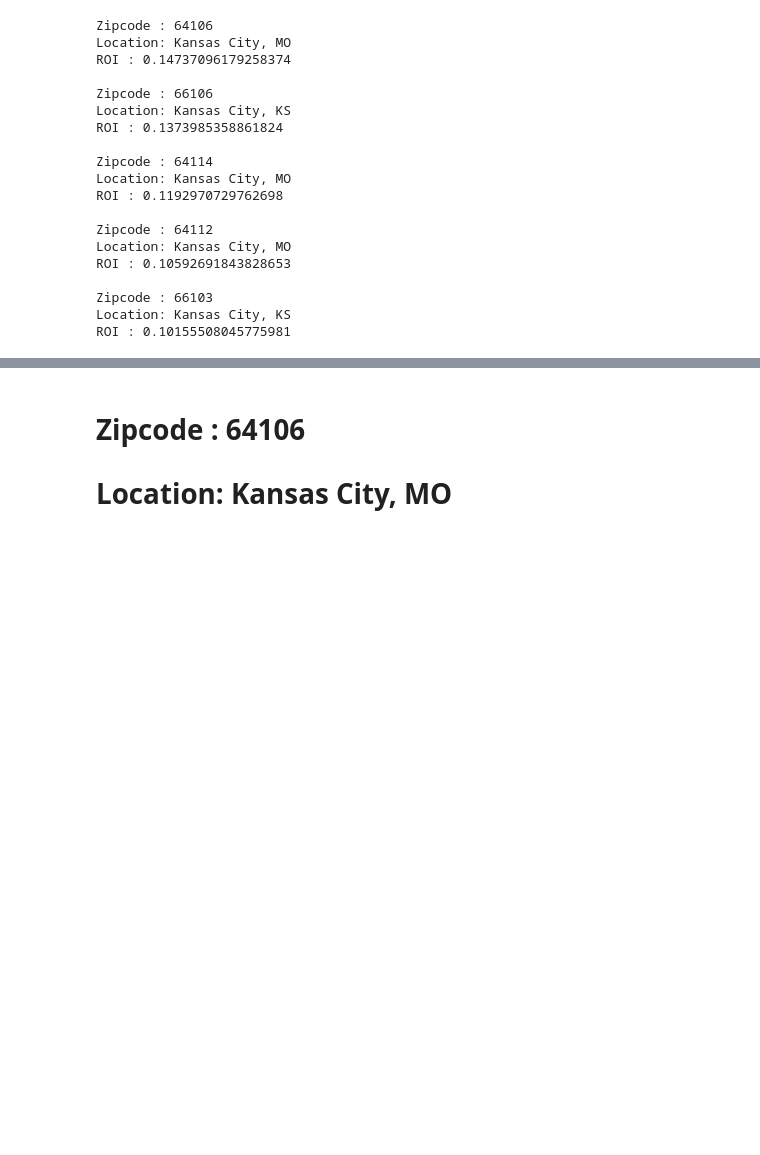
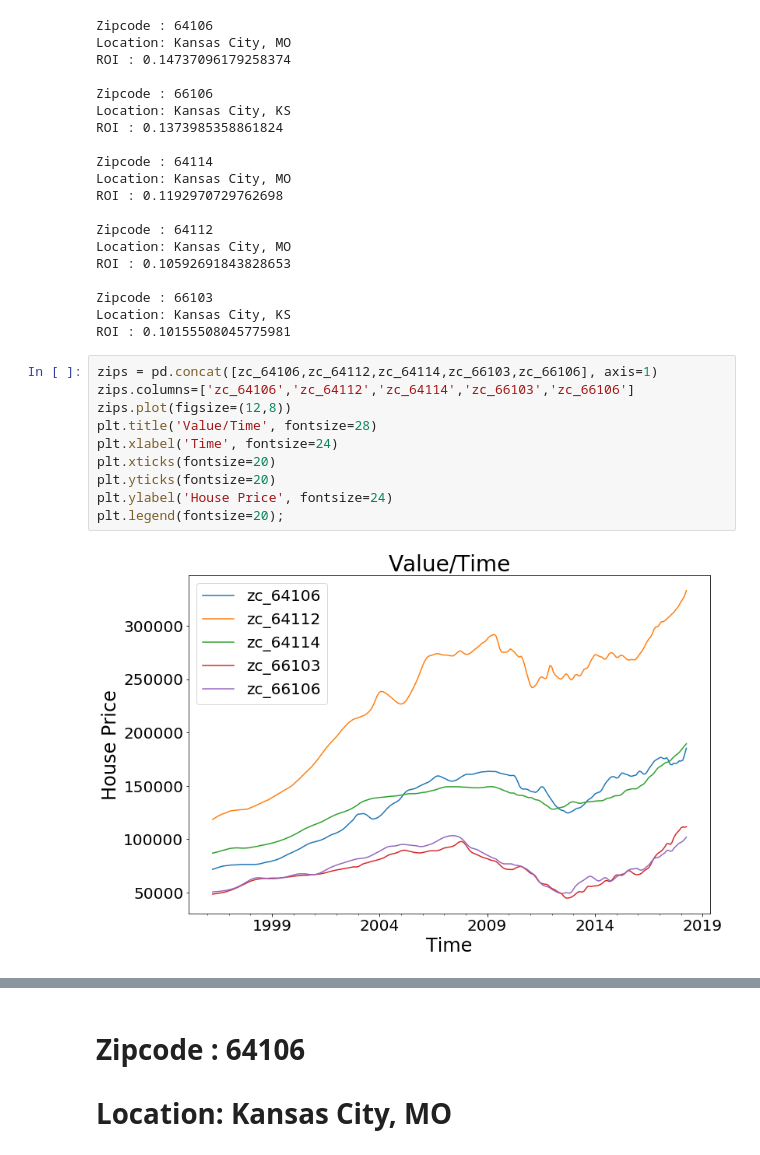
Before and after one commit to illumi91/dsc-mod-4-project-online-ds-pt-051319, a Jupyter notebook: mod_4_starter_notebook.ipynb, the cells around one changed output, grey strips where cells are left out. Saved outputs shown, nothing was run; the diff lists cells and outputs as text; blank space fills up the shorter version.

```diff
--- a/mod_4_starter_notebook.ipynb
+++ b/mod_4_starter_notebook.ipynb
@@ -347,3 +390,15 @@ ROI : 0.10592691843828653
 Zipcode : 66103
 Location: Kansas City, KS
 ROI : 0.10155508045775981
+# %%
+zips = pd.concat([zc_64106,zc_64112,zc_64114,zc_66103,zc_66106], axis=1)
+zips.columns=['zc_64106','zc_64112','zc_64114','zc_66103','zc_66106']
+zips.plot(figsize=(12,8))
+plt.title('Value/Time', fontsize=28)
+plt.xlabel('Time', fontsize=24)
+plt.xticks(fontsize=20)
+plt.yticks(fontsize=20)
+plt.ylabel('House Price', fontsize=24)
+plt.legend(fontsize=20);
+# %% [output]
+[figure, added]
```
Also changed, not shown: parts of 36 cells of this notebook.
